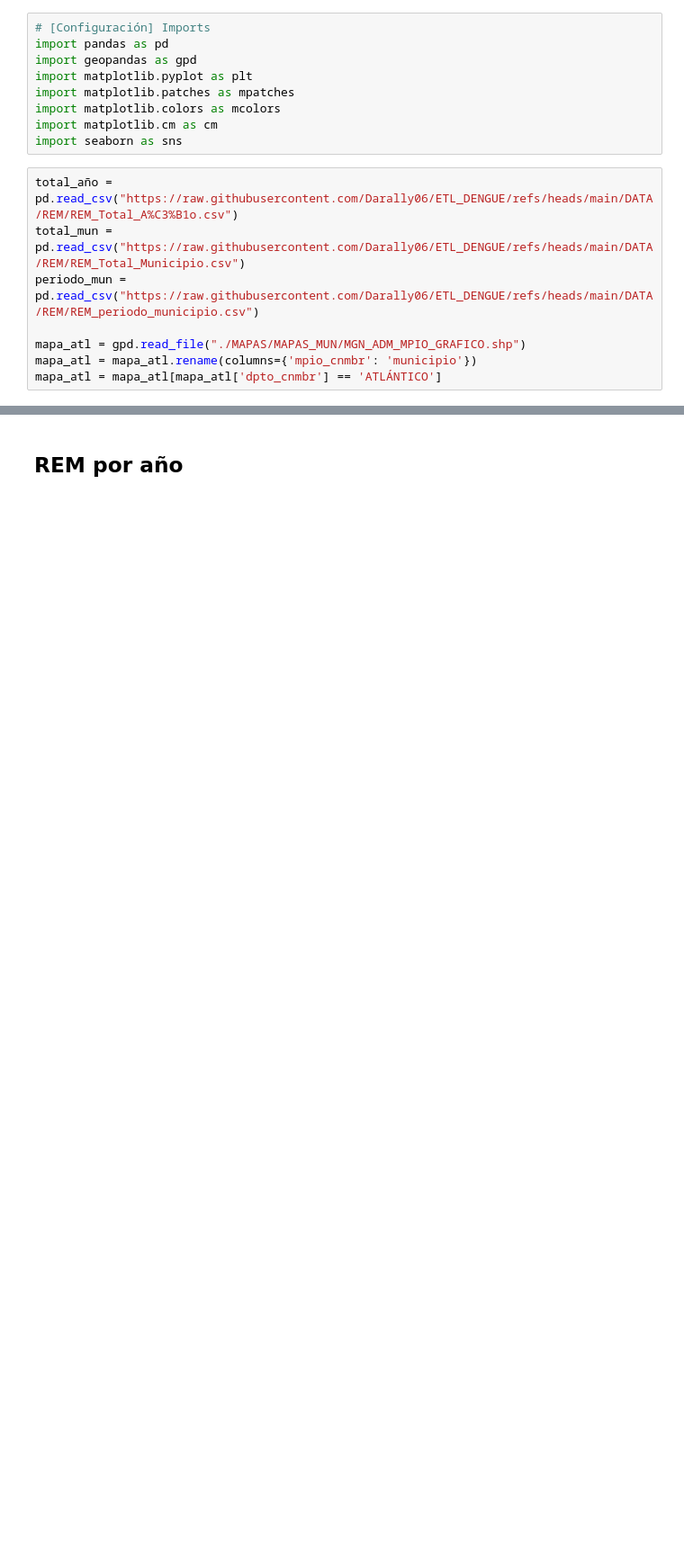
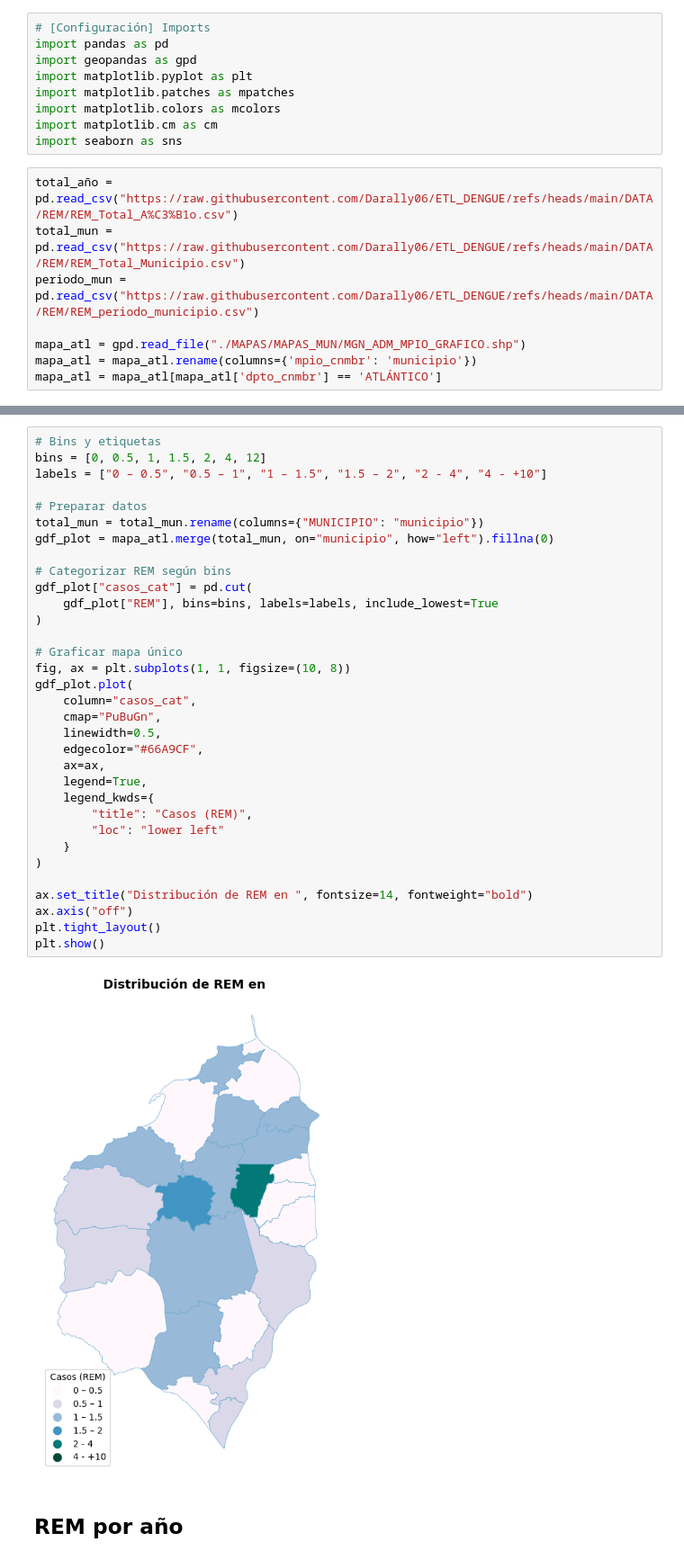
Before and after one commit to Darally06/Dengue_caracterization, a Jupyter notebook: REM_ATL.ipynb, the cells around one changed output, grey strips where cells are left out. Shown at 90% size. Saved outputs shown, nothing was run; the diff lists cells and outputs as text; blank space fills up the shorter version.

```diff
--- a/REM_ATL.ipynb
+++ b/REM_ATL.ipynb
@@ -34,2 +36,37 @@ mapa_atl = mapa_atl[mapa_atl['dpto_cnmbr'] == 'ATLÁNTICO']
+# %%
+# Bins y etiquetas
+bins = [0, 0.5, 1, 1.5, 2, 4, 12]
+labels = ["0 – 0.5", "0.5 – 1", "1 – 1.5", "1.5 – 2", "2 - 4", "4 - +10"]
+
+# Preparar datos
+total_mun = total_mun.rename(columns={"MUNICIPIO": "municipio"})
+gdf_plot = mapa_atl.merge(total_mun, on="municipio", how="left").fillna(0)
+
+# Categorizar REM según bins
+gdf_plot["casos_cat"] = pd.cut(
+    gdf_plot["REM"], bins=bins, labels=labels, include_lowest=True
+)
+
+# Graficar mapa único
+fig, ax = plt.subplots(1, 1, figsize=(10, 8))
+gdf_plot.plot(
+    column="casos_cat",
+    cmap="PuBuGn",
+    linewidth=0.5,
+    edgecolor="#66A9CF",
+    ax=ax,
+    legend=True,
+    legend_kwds={
+        "title": "Casos (REM)",
+        "loc": "lower left"
+    }
+)
+
+ax.set_title("Distribución de REM en ", fontsize=14, fontweight="bold")
+ax.axis("off")
+plt.tight_layout()
+plt.show()
+# %% [output]
+[figure, added]
 # %% [markdown]
 ## REM por año
```
Also changed, not shown: parts of 8 cells of this notebook, 5 other files.
